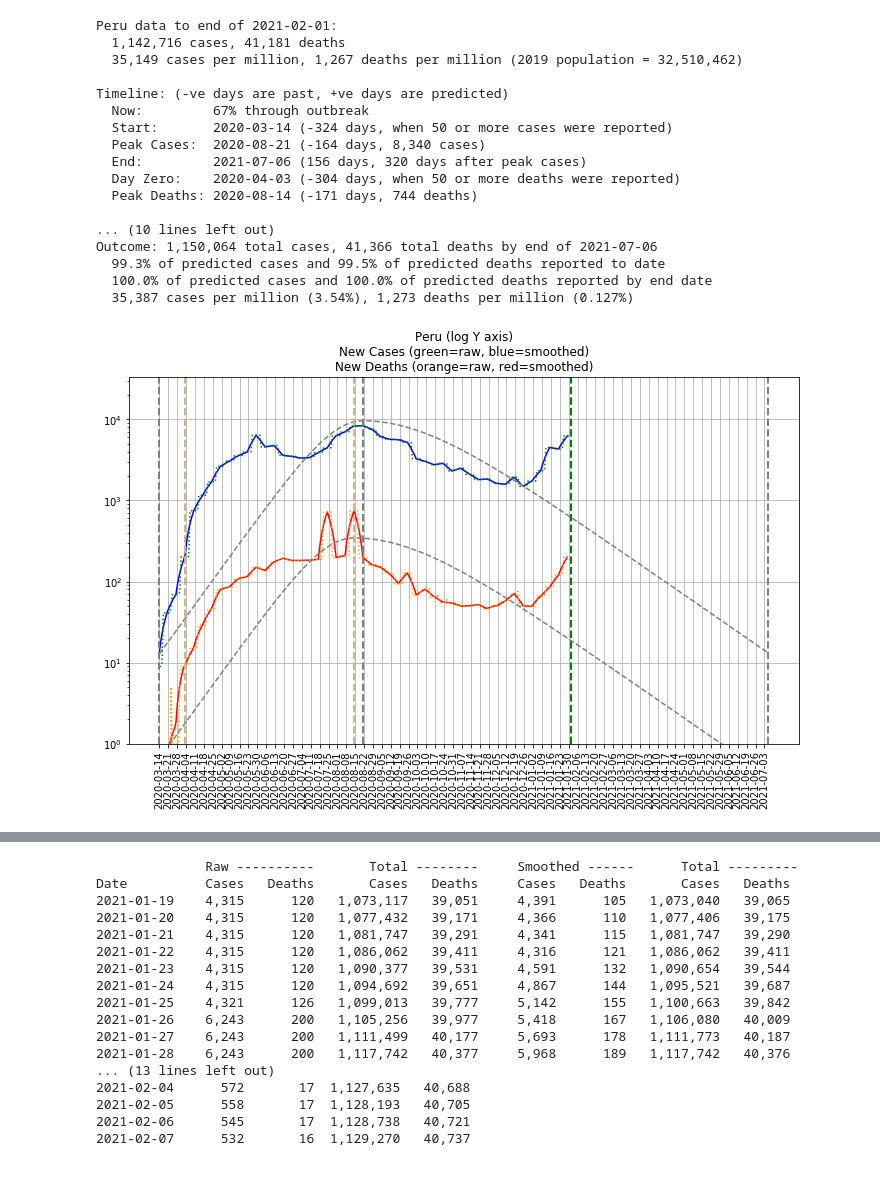
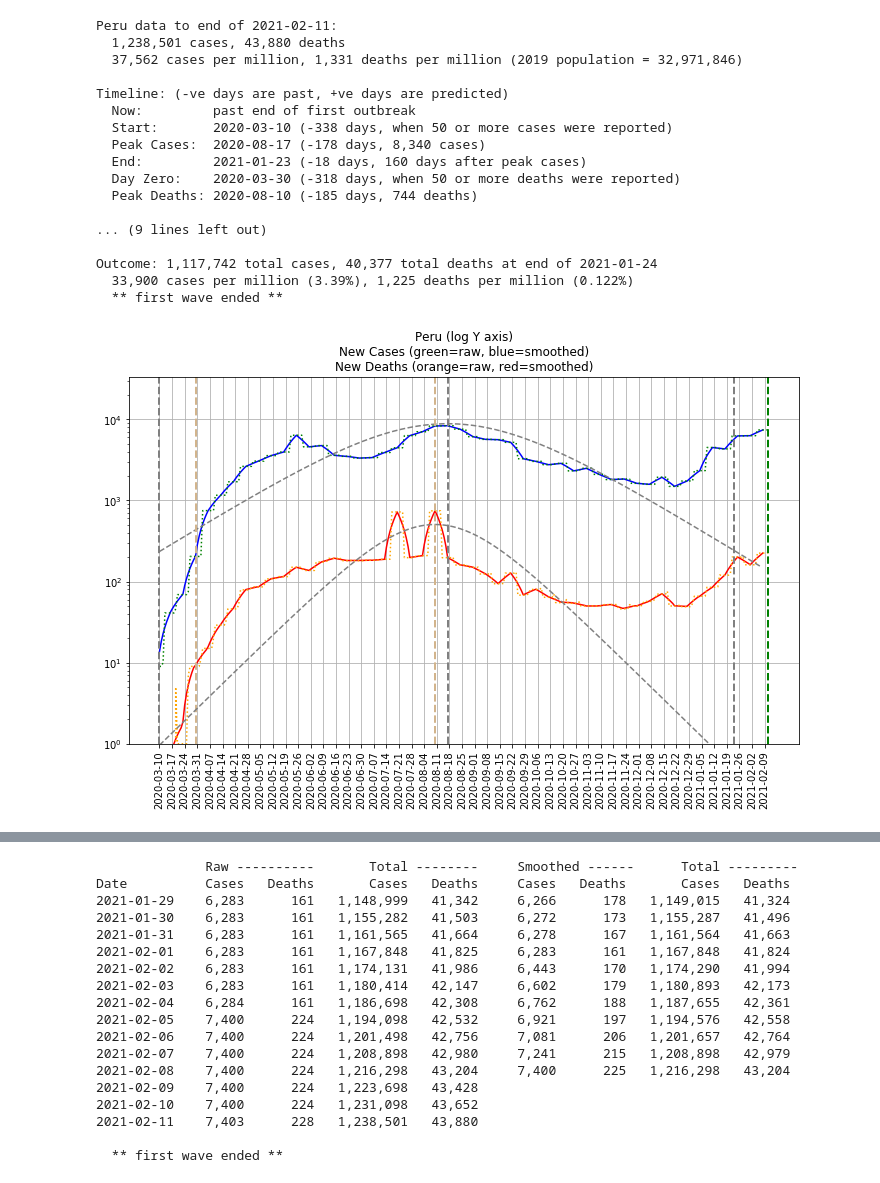
Before and after one commit to TonyM1958/covid19, a Jupyter notebook: world.ipynb, the cells around one changed output, grey strips where cells are left out. Cells and saved outputs as stored; diff of their text form; code cells hidden in the pictures.

```diff
--- a/world.ipynb
+++ b/world.ipynb
@@ -246,23 +246,23 @@ Date          Cases   Deaths       Cases   Deaths     Cases   Deaths       Cases
 
   ** first wave ended **
 # %%
-covid.Region(geoId='PE').analyse()
+covid.Region(geoId='PER').analyse()
 # %% [output]
-Peru data to end of 2021-02-01:
-  1,142,716 cases, 41,181 deaths
-  35,149 cases per million, 1,267 deaths per million (2019 population = 32,510,462)
+Peru data to end of 2021-02-11:
+  1,238,501 cases, 43,880 deaths
+  37,562 cases per million, 1,331 deaths per million (2019 population = 32,971,846)
 
 Timeline: (-ve days are past, +ve days are predicted)
-  Now:         67% through outbreak
-  Start:       2020-03-14 (-324 days, when 50 or more cases were reported)
-  Peak Cases:  2020-08-21 (-164 days, 8,340 cases)
-  End:         2021-07-06 (156 days, 320 days after peak cases)
-  Day Zero:    2020-04-03 (-304 days, when 50 or more deaths were reported)
-  Peak Deaths: 2020-08-14 (-171 days, 744 deaths)
+  Now:         past end of first outbreak
+  Start:       2020-03-10 (-338 days, when 50 or more cases were reported)
+  Peak Cases:  2020-08-17 (-178 days, 8,340 cases)
+  End:         2021-01-23 (-18 days, 160 days after peak cases)
+  Day Zero:    2020-03-30 (-318 days, when 50 or more deaths were reported)
+  Peak Deaths: 2020-08-10 (-185 days, 744 deaths)
 
-... (10 lines left out)
-Outcome: 1,150,064 total cases, 41,366 total deaths by end of 2021-07-06
-  99.3% of predicted cases and 99.5% of predicted deaths reported to date
-  100.0% of predicted cases and 100.0% of predicted deaths reported by end date
-  35,387 cases per million (3.54%), 1,273 deaths per million (0.127%)
+... (9 lines left out)
+
+Outcome: 1,117,742 total cases, 40,377 total deaths at end of 2021-01-24
+  33,900 cases per million (3.39%), 1,225 deaths per million (0.122%)
+  ** first wave ended **
-[figure, old version]
+[figure, new version]
@@ -270,18 +270,19 @@ Outcome: 1,150,064 total cases, 41,366 total deaths by end of 2021-07-06
               Raw ----------       Total --------     Smoothed ------      Total ---------
 Date          Cases   Deaths       Cases   Deaths     Cases   Deaths       Cases   Deaths
-2021-01-19    4,315      120   1,073,117   39,051     4,391      105   1,073,040   39,065
-2021-01-20    4,315      120   1,077,432   39,171     4,366      110   1,077,406   39,175
-2021-01-21    4,315      120   1,081,747   39,291     4,341      115   1,081,747   39,290
-2021-01-22    4,315      120   1,086,062   39,411     4,316      121   1,086,062   39,411
-2021-01-23    4,315      120   1,090,377   39,531     4,591      132   1,090,654   39,544
-2021-01-24    4,315      120   1,094,692   39,651     4,867      144   1,095,521   39,687
-2021-01-25    4,321      126   1,099,013   39,777     5,142      155   1,100,663   39,842
-2021-01-26    6,243      200   1,105,256   39,977     5,418      167   1,106,080   40,009
-2021-01-27    6,243      200   1,111,499   40,177     5,693      178   1,111,773   40,187
-2021-01-28    6,243      200   1,117,742   40,377     5,968      189   1,117,742   40,376
-... (13 lines left out)
-2021-02-04      572       17  1,127,635   40,688
-2021-02-05      558       17  1,128,193   40,705
-2021-02-06      545       17  1,128,738   40,721
-2021-02-07      532       16  1,129,270   40,737
+2021-01-29    6,283      161   1,148,999   41,342     6,266      178   1,149,015   41,324
+2021-01-30    6,283      161   1,155,282   41,503     6,272      173   1,155,287   41,496
+2021-01-31    6,283      161   1,161,565   41,664     6,278      167   1,161,564   41,663
+2021-02-01    6,283      161   1,167,848   41,825     6,283      161   1,167,848   41,824
+2021-02-02    6,283      161   1,174,131   41,986     6,443      170   1,174,290   41,994
+2021-02-03    6,283      161   1,180,414   42,147     6,602      179   1,180,893   42,173
+2021-02-04    6,284      161   1,186,698   42,308     6,762      188   1,187,655   42,361
+2021-02-05    7,400      224   1,194,098   42,532     6,921      197   1,194,576   42,558
+2021-02-06    7,400      224   1,201,498   42,756     7,081      206   1,201,657   42,764
+2021-02-07    7,400      224   1,208,898   42,980     7,241      215   1,208,898   42,979
+2021-02-08    7,400      224   1,216,298   43,204     7,400      225   1,216,298   43,204
+2021-02-09    7,400      224   1,223,698   43,428
+2021-02-10    7,400      224   1,231,098   43,652
+2021-02-11    7,403      228   1,238,501   43,880
+
+  ** first wave ended **
 # %%
```
Also changed, not shown: parts of 15 cells of this notebook, 3 other files.
